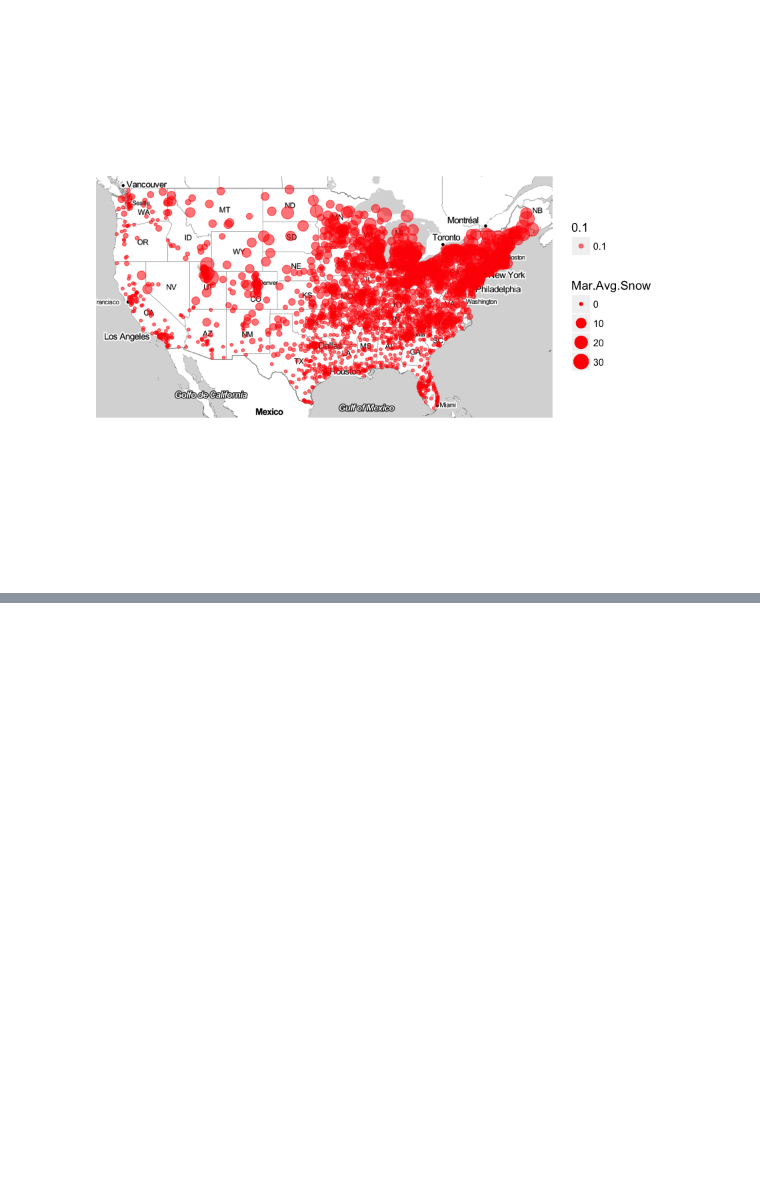
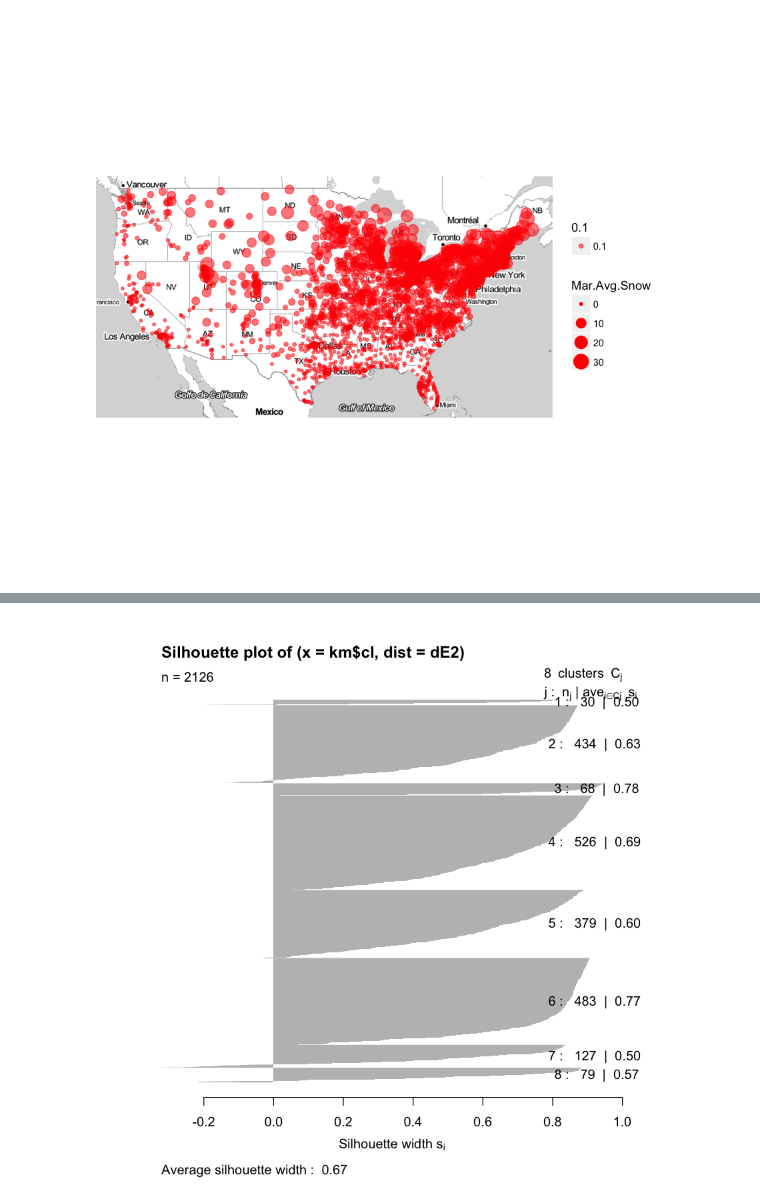
Before and after one commit to pbsjones/business_analysis_nanodegree, a Jupyter notebook: notebooks/7_segmentation_workbook.ipynb, the cells around one changed output, grey strips where cells are left out. Saved outputs shown, nothing was run; the diff lists cells and outputs as text; code cells hidden in the pictures; blank space fills up the shorter version.

```diff
--- a/notebooks/7_segmentation_workbook.ipynb
+++ b/notebooks/7_segmentation_workbook.ipynb
@@ -76,0 +150,2 @@ Warning message:
+# %%
+km <- kmeans( df[complete.cases(df),4:ncol(df)], centers = 8 )
@@ -76,0 +158,10 @@ Warning message:
+# %%
+dissE <- daisy( df[complete.cases(df),4:ncol(df)] )
+# %%
+dE2 <- dissE^2
+# %%
+sk2 <- silhouette(km$cl, dE2)
+# %%
+plot( sk2 )
+# %% [output]
+[figure, added]
```
Also changed, not shown: parts of 12 cells of this notebook, 1 other file.
